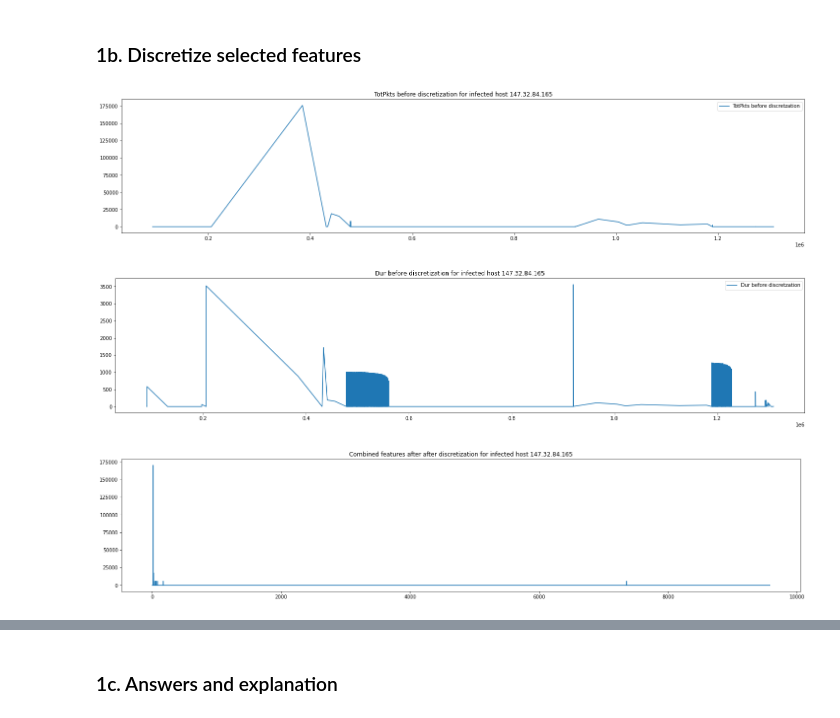
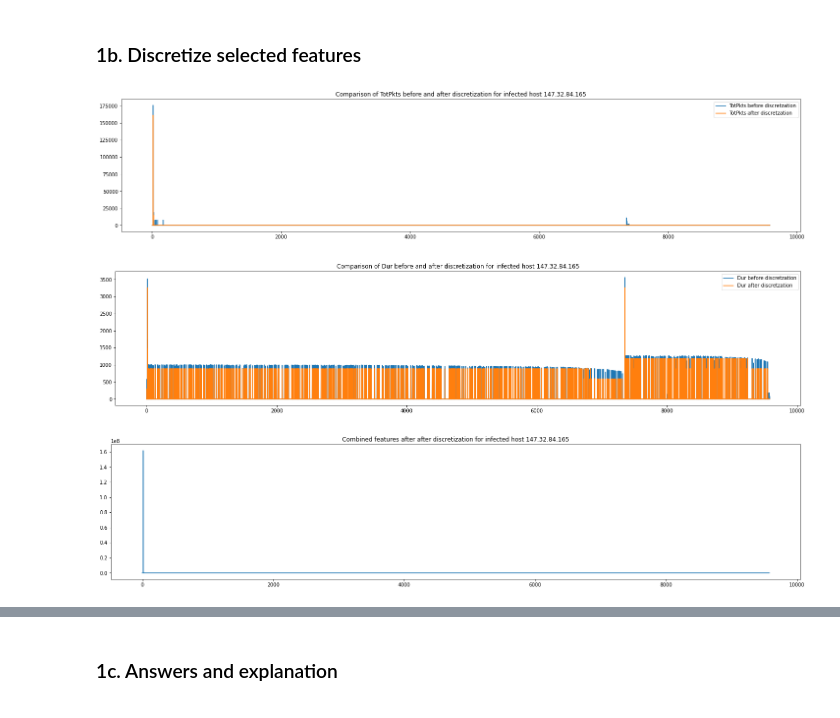
Before and after one commit to kponichtera/cs4035-cda, a Jupyter notebook: lab3/lab3.ipynb, the cells around one changed output, grey strips where cells are left out. Drawn from its saved outputs; the diff is of its cells as text; code cells hidden in the pictures.

```diff
--- a/lab3/lab3.ipynb
+++ b/lab3/lab3.ipynb
@@ -161,31 +161,37 @@ def discretize(discretizer, feature_array):
 # %%
 # Ignoring the FutureWarning which is internally thrown by NearestNeighbors
 #warnings.simplefilter(action='ignore', category=UserWarning)
 # choose a host
-from sklearn.decomposition import PCA
+
 host = '147.32.84.165'
 df_host = df[df['SrcAddr'] == host]
+features_combined = np.zeros(len(df_host[[features[0]]]))
 
 for i in range(len(features)):
+    discretizer = KBinsDiscretizer(n_bins=12, strategy='uniform', encode='ordinal')
+    df_feature = df_host[[features[i]]].to_numpy()
+    discretizer.fit(df_feature)
+    feature_discretized = discretize(discretizer, df_feature)
+    if i == 0:
+        features_combined = list(map(str, feature_discretized))
+    else:
+        temp = list(map(str, feature_discretized))
+        for j in range(len(features_combined)):
+            features_combined[j] += temp[j]
     _, ax = plt.subplots(1, 1, figsize=(25, 5))
-    ax.plot(df_host[features[i]])
-    ax.legend(labels=[f'{features[i]} before discretzation'], loc='upper right')
-    ax.set_title(f'{features[i]} before discretization for infected host 147.32.84.165')
+    ax.plot(df_feature)
+    ax.plot(feature_discretized)
+    ax.legend(labels=[f'{features[i]} before discretzation', f'{features[i]} after discretzation'], loc='upper right')
+    ax.set_title(f'Comparison of {features[i]} before and after discretization for infected host 147.32.84.165')
     plt.show()
 
-features_combined = df_host[features].copy()
-pca = PCA(n_components=1, random_state=0)
-features_reduced = pca.fit_transform(features_combined)
-discretizer = KBinsDiscretizer(n_bins=30, strategy='uniform', encode='ordinal')
-discretizer.fit(features_reduced)
-feature_discretized = discretize(discretizer, features_reduced)
-
+features_combined = np.asarray(list(map(int, features_combined)))
 _, ax = plt.subplots(1, 1, figsize=(25, 5))
 #ax.set_ylim([None, 20])
-ax.plot(feature_discretized)
+ax.plot(features_combined)
 ax.set_title(f'Combined features after after discretization for infected host 147.32.84.165')
 plt.show()
 # %% [output]
-[figure, old version]
+[figure, new version]
-[figure, old version]
+[figure, new version]
-[figure, old version]
+[figure, new version]
```
Also changed, not shown: parts of 2 cells of this notebook.
